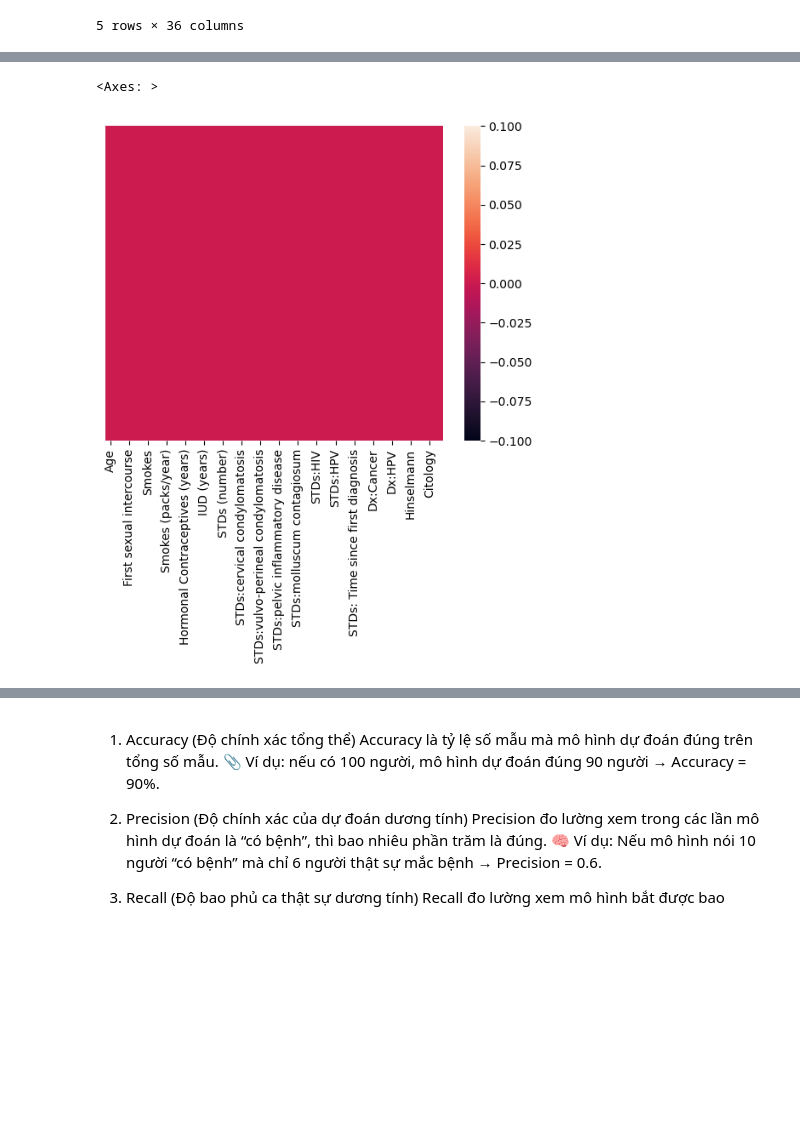
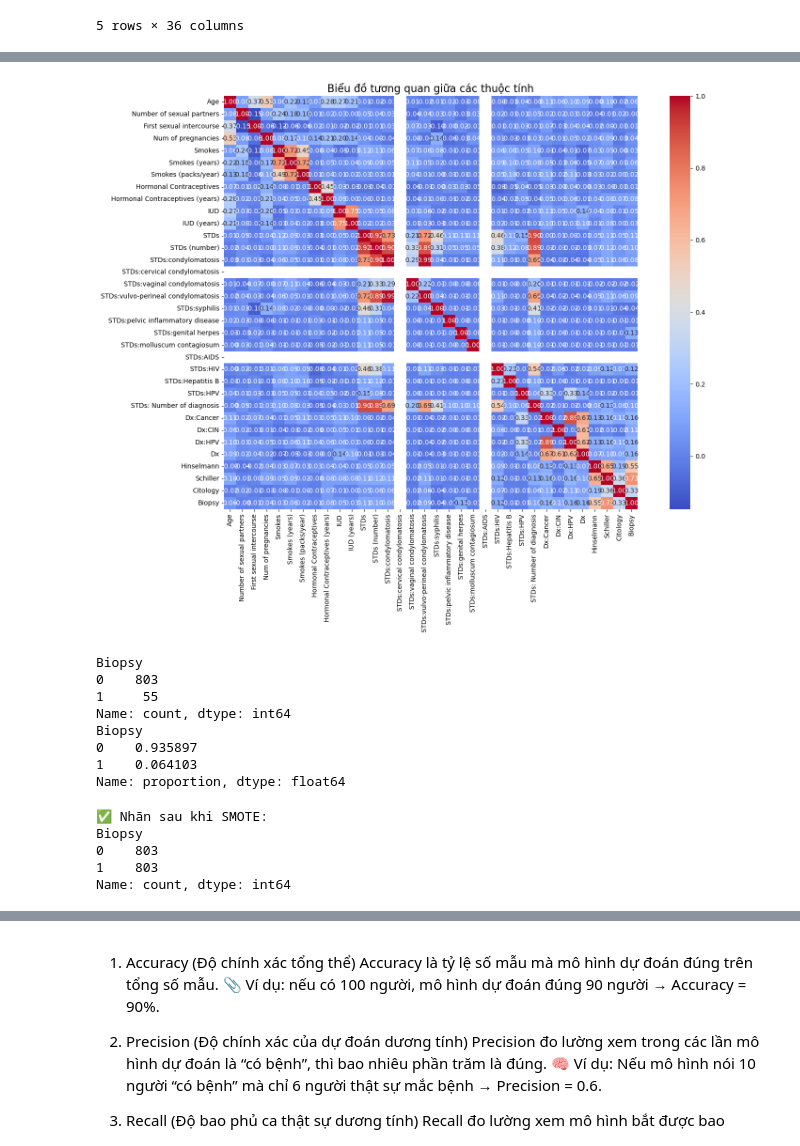
Before and after one commit to Nho094/risk_factors_cervical_cancer, a Jupyter notebook: code.ipynb, the cells around one changed output, grey strips where cells are left out. Drawn from its saved outputs; the diff is of its cells as text; code cells hidden in the pictures; blank space fills up the shorter version.

```diff
--- a/code.ipynb
+++ b/code.ipynb
@@ -70,5 +94,17 @@ df.fillna(df.mean(), inplace = True)
 # %%
-sns.heatmap(df.isnull(), yticklabels = False)
+# 1. Tính ma trận tương quan giữa các thuộc tính
+correlation_matrix = df.corr()
+
+# 2. Vẽ heatmap
+plt.figure(figsize=(16, 12))
+sns.heatmap(correlation_matrix, annot=True, cmap='coolwarm', fmt=".2f", square=True,
+            xticklabels=correlation_matrix.columns,
+            yticklabels=correlation_matrix.columns)
+
+plt.title("Biểu đồ tương quan giữa các thuộc tính", fontsize=16)
+plt.xticks(rotation=90)
+plt.yticks(rotation=0)
+plt.tight_layout()
+plt.show()
 # %% [output]
-<Axes: >
-[figure, old version]
+[figure, new version]
@@ -77,0 +116,32 @@ y = df['Biopsy']
+# %%
+print(y.value_counts())
+print(y.value_counts(normalize=True))  # để thấy tỉ lệ %
+# %% [output]
+Biopsy
+0    803
+1     55
+Name: count, dtype: int64
+Biopsy
+0    0.935897
+1    0.064103
+Name: proportion, dtype: float64
+# %%
+
+imputer = SimpleImputer(strategy='mean')
+X_imputed = imputer.fit_transform(X)
+
+# Bước 2: Cân bằng dữ liệu với SMOTE
+from imblearn.over_sampling import SMOTE
+
+smote = SMOTE(random_state=42)
+X_resampled, y_resampled = smote.fit_resample(X_imputed, y)
+
+# Kiểm tra lại
+print("✅ Nhãn sau khi SMOTE:")
+print(y_resampled.value_counts())
+# %% [output]
+✅ Nhãn sau khi SMOTE:
+Biopsy
+0    803
+1    803
+Name: count, dtype: int64
```
Also changed, not shown: parts of 16 cells of this notebook.
